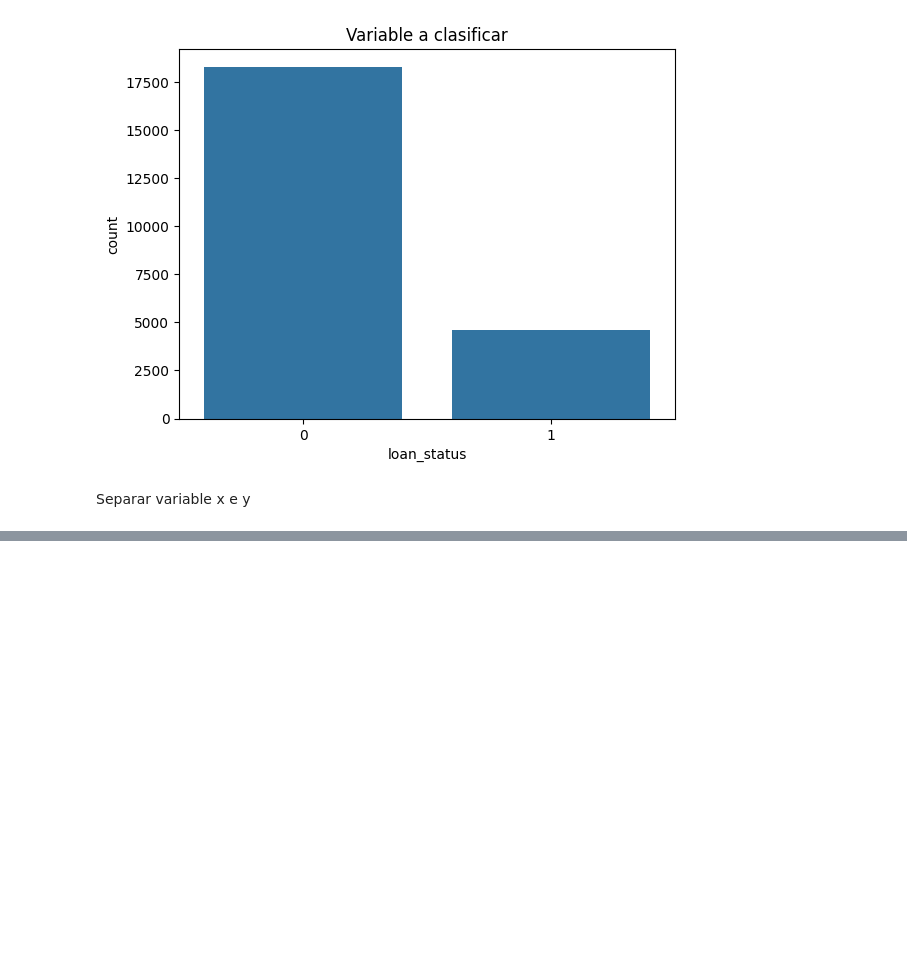
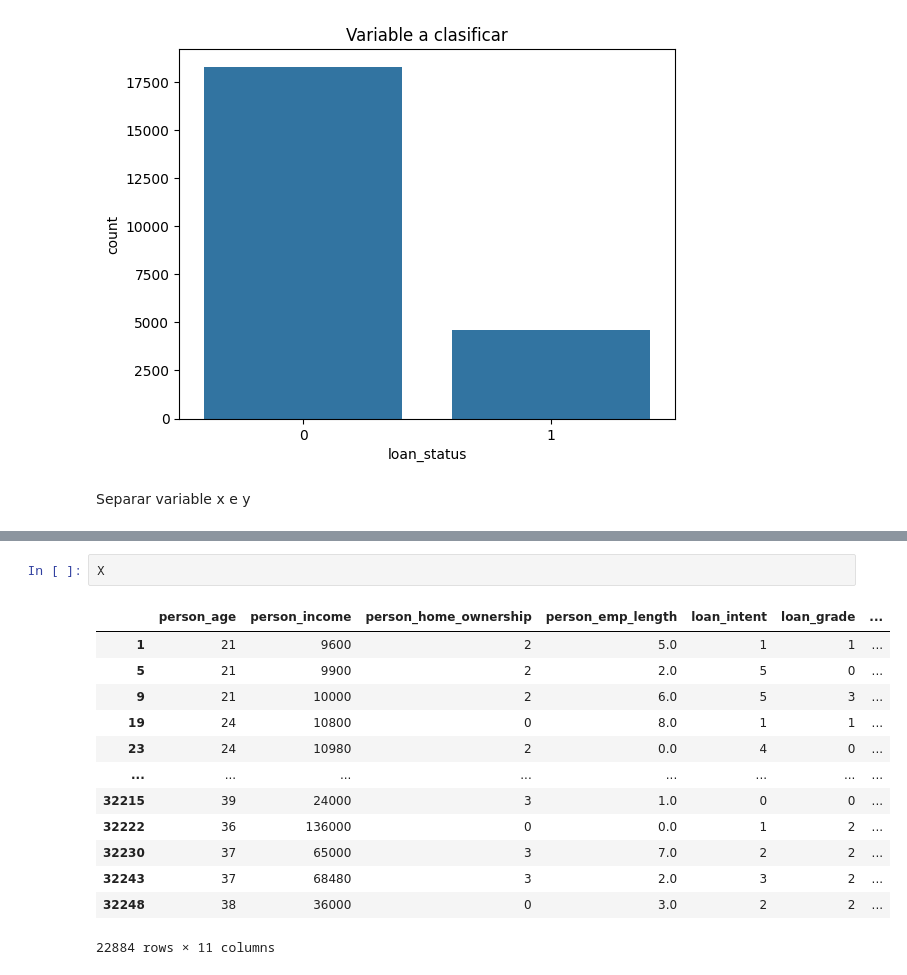
Before and after one commit to maxiskjd/skjd, a Jupyter notebook: Proyecto1.ipynb, the cells around one changed output, grey strips where cells are left out. Saved outputs shown, nothing was run; the diff lists cells and outputs as text; blank space fills up the shorter version.

```diff
--- a/Proyecto1.ipynb
+++ b/Proyecto1.ipynb
@@ -147,3 +156,19 @@ NameError: name 'X' is not defined
+# %%
+X
+# %% [output]
+|  | person_age | person_income | person_home_ownership | person_emp_length | loan_intent | loan_grade | ... |
+| 1 | 21 | 9600 | 2 | 5.0 | 1 | 1 | ... |
+| 5 | 21 | 9900 | 2 | 2.0 | 5 | 0 | ... |
+| 9 | 21 | 10000 | 2 | 6.0 | 5 | 3 | ... |
+| 19 | 24 | 10800 | 0 | 8.0 | 1 | 1 | ... |
+| 23 | 24 | 10980 | 2 | 0.0 | 4 | 0 | ... |
+| ... | ... | ... | ... | ... | ... | ... | ... |
+| 32215 | 39 | 24000 | 3 | 1.0 | 0 | 0 | ... |
+| 32222 | 36 | 136000 | 0 | 0.0 | 1 | 2 | ... |
+| 32230 | 37 | 65000 | 3 | 7.0 | 2 | 2 | ... |
+| 32243 | 37 | 68480 | 3 | 2.0 | 3 | 2 | ... |
+| 32248 | 38 | 36000 | 0 | 3.0 | 2 | 2 | ... |
+22884 rows × 11 columns
 # %%
 from sklearn.metrics import confusion_matrix
 
```
Also changed, not shown: parts of 11 cells of this notebook.
